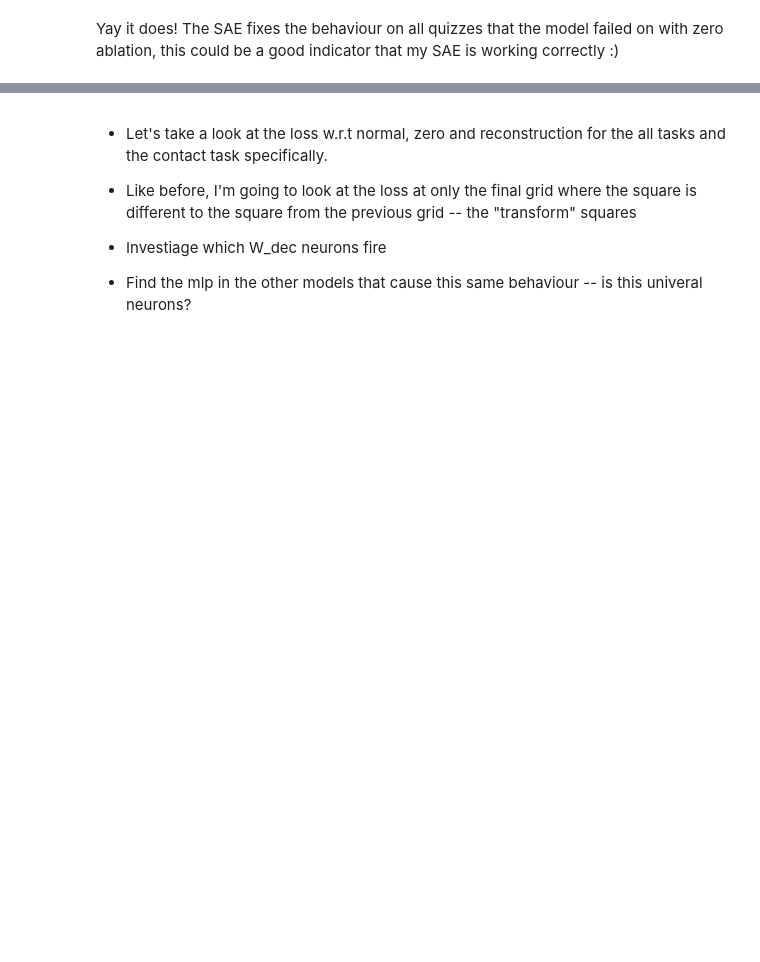
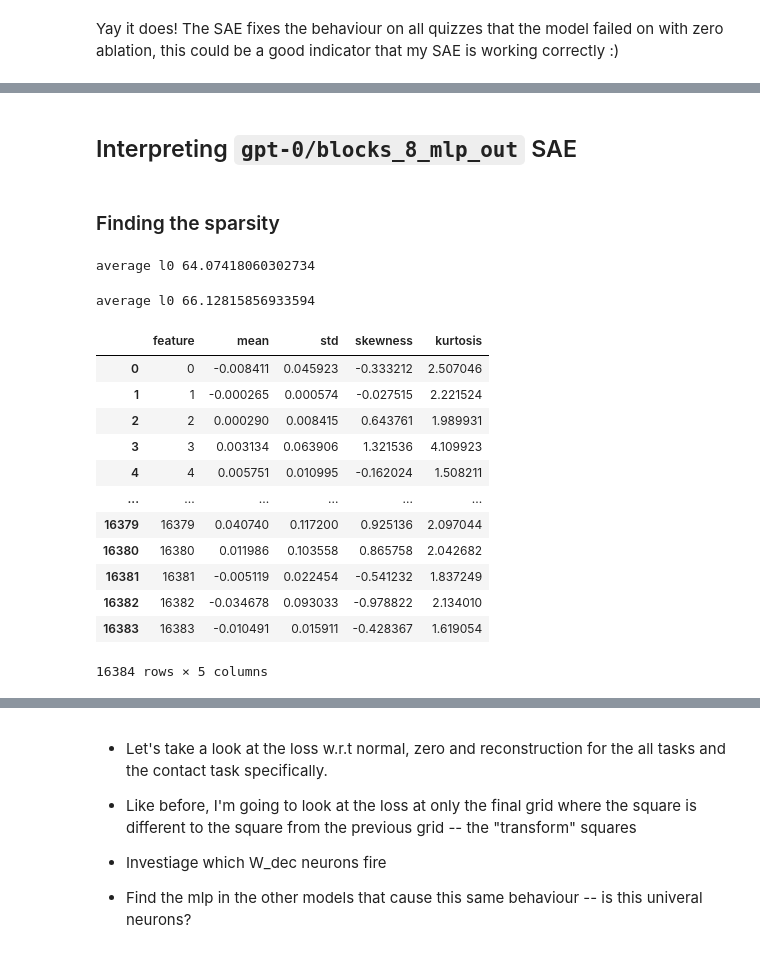
Before and after one commit to tom-pollak/interpretability-culture, a Jupyter notebook: 02_sae.ipynb, the cells around one changed output, grey strips where cells are left out. Drawn from its saved outputs; the diff is of its cells as text; code cells hidden in the pictures; blank space fills up the shorter version.

```diff
--- a/02_sae.ipynb
+++ b/02_sae.ipynb
@@ -192,0 +551,79 @@ Yay it does! The SAE fixes the behaviour on all quizzes that the model failed on
+# %%
+with t.inference_mode():
+    sv_logits, cache = model.run_with_cache(batch[wrong_because_ablate[1]])
+    sv_feature_acts = sae.encode(cache[sae.cfg.hook_name])
+    sae_out = sae.decode(sv_feature_acts)
+# %% [markdown]
+## Interpreting `gpt-0/blocks_8_mlp_out` SAE
+# %% [markdown]
+### Finding the sparsity
+# %%
+feature_acts = []
+
+n = 64 # 384
+bs = 32
+
+with t.no_grad():
+    for i in range(0, n // bs, bs):
+        batch_tokens = dataset_full[i : i + 32]["input_ids"].to(device)
+        _, cache = model.run_with_cache(batch_tokens, names_filter=[sae.cfg.hook_name])
+        acts = sae.encode(cache[sae.cfg.hook_name])
+        feature_acts.append(acts[:, final_grid_slice])
+        del cache
+
+# ignore the bos token, get the number of features that activated in each token, averaged accross batch and position
+feature_acts = t.cat(feature_acts, dim=0)[:, 1:]
+
+l0 = (feature_acts > 0).float().sum(-1).detach()
+print("average l0", l0.mean().item())
+px.histogram(l0.flatten().cpu().numpy()).show()
+# %% [output]
+average l0 64.07418060302734
+# %%
+feature_acts_contact = []
+
+n = 64 # 384
+bs = 32
+
+with t.no_grad():
+    for i in range(0, n // bs, bs):
+        batch_tokens = dataset["contact"][i : i + 32]["input_ids"].to(device)
+        _, cache = model.run_with_cache(batch_tokens, names_filter=[sae.cfg.hook_name])
+        acts = sae.encode(cache[sae.cfg.hook_name])
+        feature_acts_contact.append(acts[:, final_grid_slice])
+        del cache
+
+# ignore the bos token, get the number of features that activated in each token, averaged accross batch and position
+feature_acts_contact = t.cat(feature_acts_contact, dim=0)[:, 1:]
+
+l0 = (feature_acts_contact > 0).float().sum(-1).detach()
+print("average l0", l0.mean().item())
+px.histogram(l0.flatten().cpu().numpy()).show()
+# %% [output]
+average l0 66.12815856933594
+# %%
+from sae_lens.analysis.feature_statistics import (
+    get_W_U_W_dec_stats_df,
+)
+
+W_dec = sae.W_dec.detach().cpu()
+
+# calculate the statistics of the logit weight distributions
+W_U_stats_df_dec, dec_projection_onto_W_U = get_W_U_W_dec_stats_df(
+    W_dec, model, cosine_sim=False
+)
+display(W_U_stats_df_dec)
+# %% [output]
+|  | feature | mean | std | skewness | kurtosis |
+| 0 | 0 | -0.008411 | 0.045923 | -0.333212 | 2.507046 |
+| 1 | 1 | -0.000265 | 0.000574 | -0.027515 | 2.221524 |
+| 2 | 2 | 0.000290 | 0.008415 | 0.643761 | 1.989931 |
+| 3 | 3 | 0.003134 | 0.063906 | 1.321536 | 4.109923 |
+| 4 | 4 | 0.005751 | 0.010995 | -0.162024 | 1.508211 |
+| ... | ... | ... | ... | ... | ... |
+| 16379 | 16379 | 0.040740 | 0.117200 | 0.925136 | 2.097044 |
+| 16380 | 16380 | 0.011986 | 0.103558 | 0.865758 | 2.042682 |
+| 16381 | 16381 | -0.005119 | 0.022454 | -0.541232 | 1.837249 |
+| 16382 | 16382 | -0.034678 | 0.093033 | -0.978822 | 2.134010 |
+| 16383 | 16383 | -0.010491 | 0.015911 | -0.428367 | 1.619054 |
+16384 rows × 5 columns
```
Also changed, not shown: parts of 22 cells of this notebook, 2 other files.
